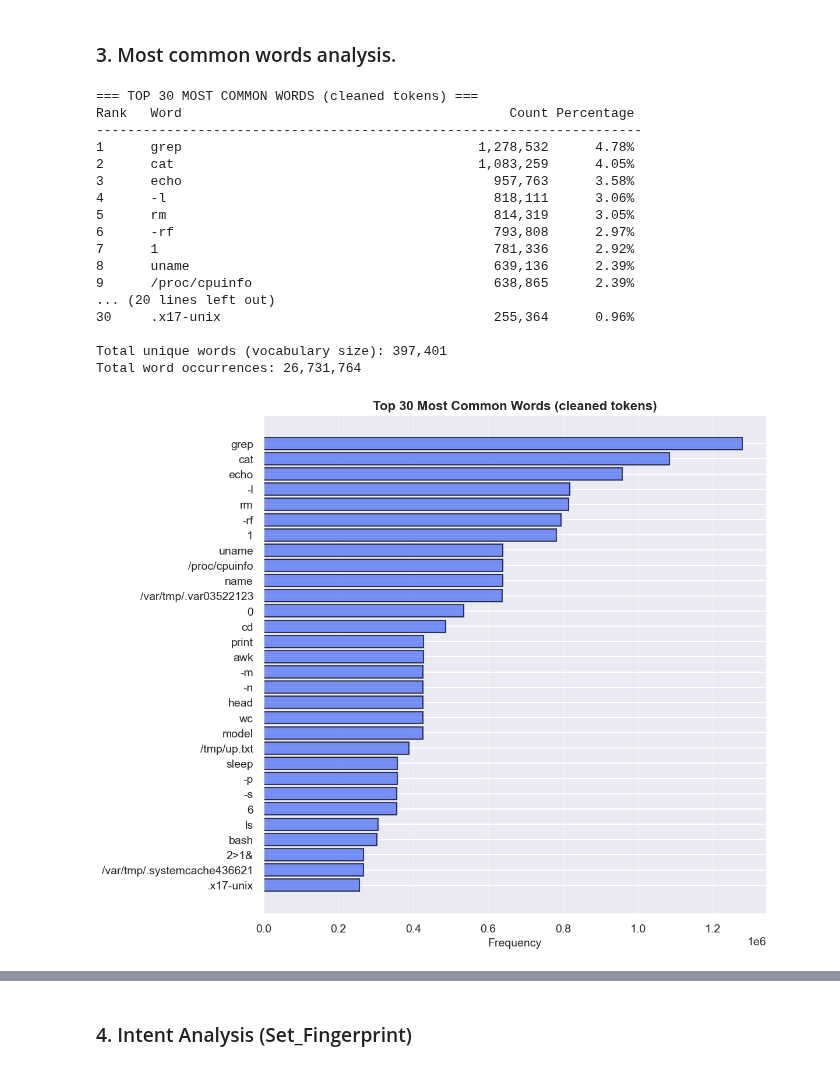
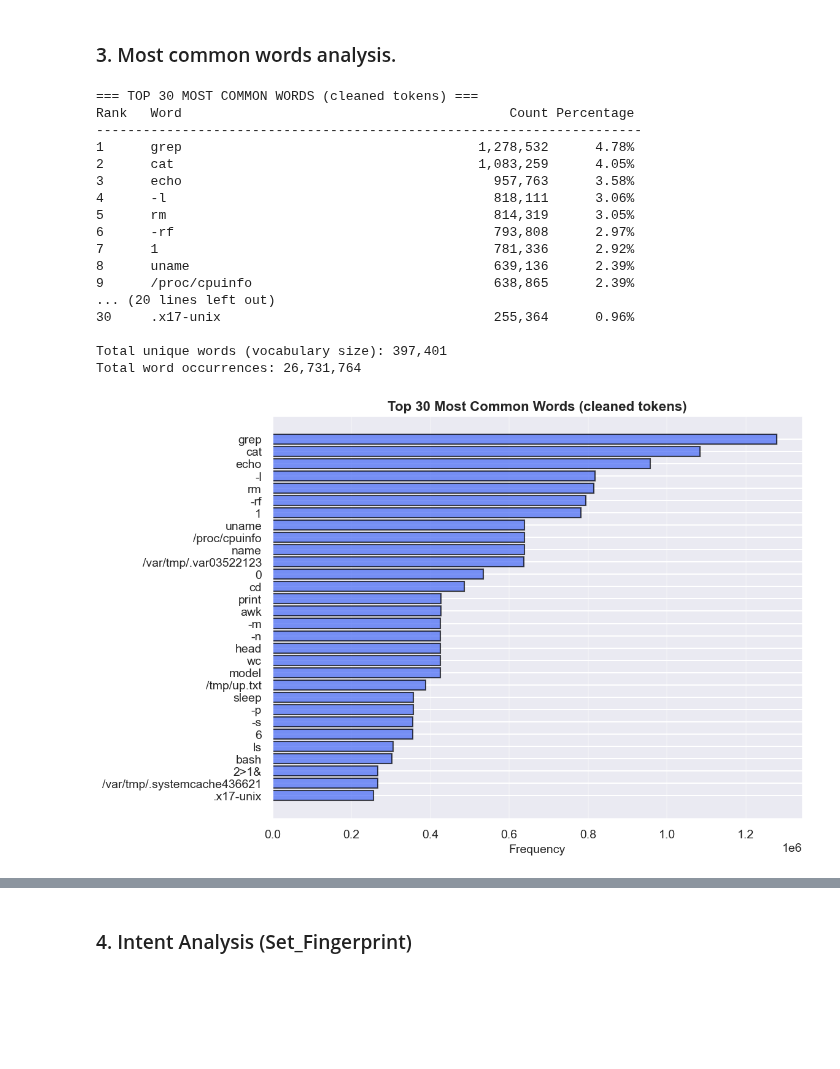
Before and after one commit to SteLib/ML-ssh-session-classifier, a Jupyter notebook: section_1_pre_processing.ipynb, the cells around one changed output, grey strips where cells are left out. Saved outputs shown, nothing was run; the diff lists cells and outputs as text; code cells hidden in the pictures; blank space fills up the shorter version.

```diff
--- a/section_1_pre_processing.ipynb
+++ b/section_1_pre_processing.ipynb
@@ -110,11 +110,11 @@ original_sample = df['full_session'].iloc[0]
 
 df['full_session'] = df['full_session'].astype(str).apply(decode_base64_payloads)
 
+df['full_session'] = df['full_session'].astype(str).apply(decode_base64_payloads)
+df['full_session'] = get_cleaned_sessions(df) #modificato: decodifica, preprocessing e salvato in df.pkl per poterlo usare in sezione 4
 jl.dump(df,'df.pkl')
 print("DataFrame salvato con successo!") #to see if joblib does its work
 print(df.head())
-
-print("De-obfuscation complete. Dataset is now ready for Feature Extraction.")
 # %% [output]
 --- 0. Initiating Advanced Preprocessing: Base64 De-obfuscation ---
 Scanning dataset for hidden Base64 payloads...
@@ -463,7 +463,7 @@ words = [word for word, count in top_30_words]
 counts = [count for word, count in top_30_words]
 
 # Horizontal bar chart (better for long words/paths)
-plt.figure(figsize=(12, 10))
+plt.figure(figsize=(12, 8))
 plt.barh(range(len(words)), counts, color="#4467F5", edgecolor='black', alpha=0.7)
 plt.yticks(range(len(words)), words, fontsize=14)
 plt.xlabel('Frequency', fontsize=14)
@@ -489,31 +489,31 @@ wordcloud = WordCloud(
     background_color='white',
     colormap='viridis',  # O 'magma', 'inferno' per colori diversi
     max_words=30
 ).generate_from_frequencies(word_freq_dict)
 
 # Plot
 plt.figure(figsize=(14, 7))
 plt.imshow(wordcloud, interpolation='bilinear')
 plt.axis('off')  # Nasconde gli assi
 plt.title("Word Cloud of Session Commands", fontsize=16, fontweight='bold')
 plt.tight_layout()
 plt.show()
 # %% [output]
 === TOP 30 MOST COMMON WORDS (cleaned tokens) ===
 Rank   Word                                          Count Percentage
 ----------------------------------------------------------------------
 1      grep                                      1,278,532      4.78%
 2      cat                                       1,083,259      4.05%
 3      echo                                        957,763      3.58%
 4      -l                                          818,111      3.06%
 5      rm                                          814,319      3.05%
 6      -rf                                         793,808      2.97%
 7      1                                           781,336      2.92%
 8      uname                                       639,136      2.39%
 9      /proc/cpuinfo                               638,865      2.39%
 ... (20 lines left out)
 30     .x17-unix                                   255,364      0.96%
 
 Total unique words (vocabulary size): 397,401
 Total word occurrences: 26,731,764
-[figure, old version]
+[figure, new version]
```
Also changed, not shown: parts of 2 cells of this notebook.
